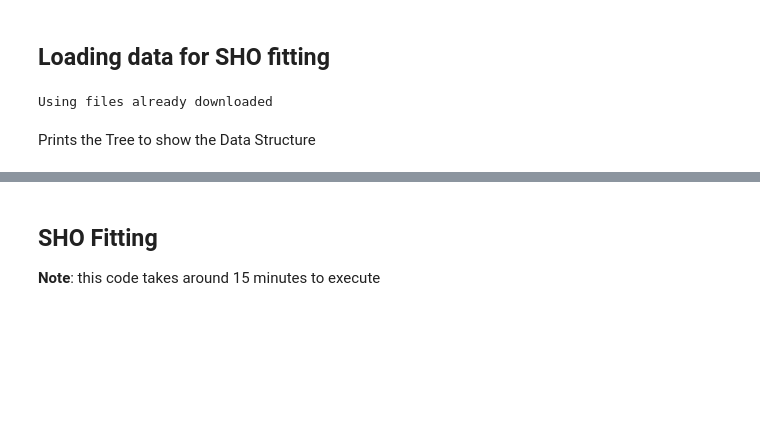
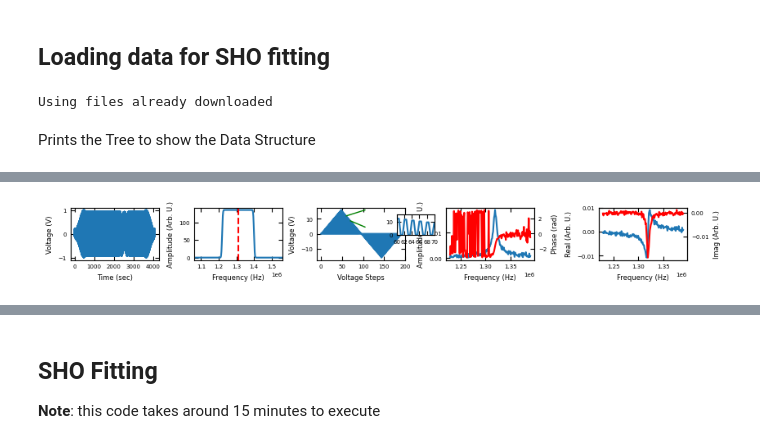
Before and after one commit to m3-learning/m3_learning_old, a Jupyter notebook: m3_learning/papers/2023_Rapid_Fitting/1_SHO_Fitting.ipynb, the cells around one changed output, grey strips where cells are left out. Drawn from its saved outputs; the diff is of its cells as text; code cells hidden in the pictures; blank space fills up the shorter version.

Commit message:
Update nearly done with figure 1

```diff
--- a/m3_learning/papers/2023_Rapid_Fitting/1_SHO_Fitting.ipynb
+++ b/m3_learning/papers/2023_Rapid_Fitting/1_SHO_Fitting.ipynb
@@ -453,11 +562,8 @@ class Viz:
         pixel = np.random.randint(0, dataset.num_pix)
         timestep = np.random.randint(dataset.voltage_steps)
 
-        # prints the pixel and time step
-        print(pixel, timestep)
-
         # Plots the amplitude and phase for the selected pixel and time step
-        fig, ax = layout_fig(5, 5, figsize=(6 * 11.2, 10))
+        fig, ax = layout_fig(5, 5, figsize=(5 * (5/3), 1))
 
         # constructs the BE waveform and plot
         be_timesteps = len(dataset.be_waveform) / \
@@ -466,7 +572,6 @@ class Viz:
         # plots the BE waveform
         ax[0].plot(dataset.be_waveform[: int(be_timesteps)])
         ax[0].set(xlabel="Time (sec)", ylabel="Voltage (V)")
-        ax[0].set_title("BE Waveform")
 
         # plots the resonance graph
         resonance_graph = np.fft.fft(
@@ -526,35 +631,41 @@ class Viz:
         ax[2].set_xlabel("Voltage Steps")
         ax[2].set_ylabel("Voltage (V)")
 
+        dataset.scaled = False
+        dataset.raw_format = "magnitude spectrum"
+        dataset.measurement_state = 'all'
+        dataset.resampled = False
+
+
+        data_ = dataset.raw_spectra(pixel, timestep)
         # plots the magnitude spectrum for and phase for the selected pixel and time step
         ax[3].plot(
-            original_x,
-            dataset.get_spectra(
-                dataset.magnitude_spectrum_amplitude, pixel, timestep),
+            dataset.frequency_bin,
+            data_[0].flatten(),
         )
         ax[3].set(xlabel="Frequency (Hz)", ylabel="Amplitude (Arb. U.)")
         ax2 = ax[3].twinx()
         ax2.plot(
-            original_x,
-            dataset.get_spectra(
-                dataset.magnitude_spectrum_phase, pixel, timestep),
-            "r+",
+            dataset.frequency_bin,
+            data_[1].flatten(),
+            "r",
         )
         ax2.set(xlabel="Frequency (Hz)", ylabel="Phase (rad)")
 
+        dataset.raw_format = "complex"
+        data_ = dataset.raw_spectra(pixel, timestep)
+
         # plots the real and imaginary components for the selected pixel and time step
-        ax[4].plot(original_x, dataset.get_spectra(
-            dataset.complex_spectrum_real, pixel, timestep), label="Real")
+        ax[4].plot(dataset.frequency_bin, data_[0].flatten(), label="Real")
         ax[4].set(xlabel="Frequency (Hz)", ylabel="Real (Arb. U.)")
         ax3 = ax[4].twinx()
         ax3.plot(
-            original_x, dataset.get_spectra(
-                dataset.complex_spectrum_imag, pixel, timestep), 'r', label="Imaginary")
+            dataset.frequency_bin, data_[1].flatten(), 'r', label="Imaginary")
         ax3.set(xlabel="Frequency (Hz)", ylabel="Imag (Arb. U.)")
 
-        # saves the figure
-        self.printing.savefig(
-            fig, filename, tight_layout=False)
+        # # saves the figure
+        # self.printing.savefig(
+        #     fig, filename, tight_layout=False)
 # %%
 # instantiate the dataset object
 dataset = BE_Dataset("./data_raw.h5", resample_bins = 80)
@@ -579,3 +690,7 @@ grid_transit_time_[s] : 0.15
 num_bins : 165
 num_pix : 3600
 num_udvs_steps : 384
+# %%
+Viz().raw_be(dataset)
+# %% [output]
+[figure, added]
```
Also changed, not shown: parts of 20 cells of this notebook.
